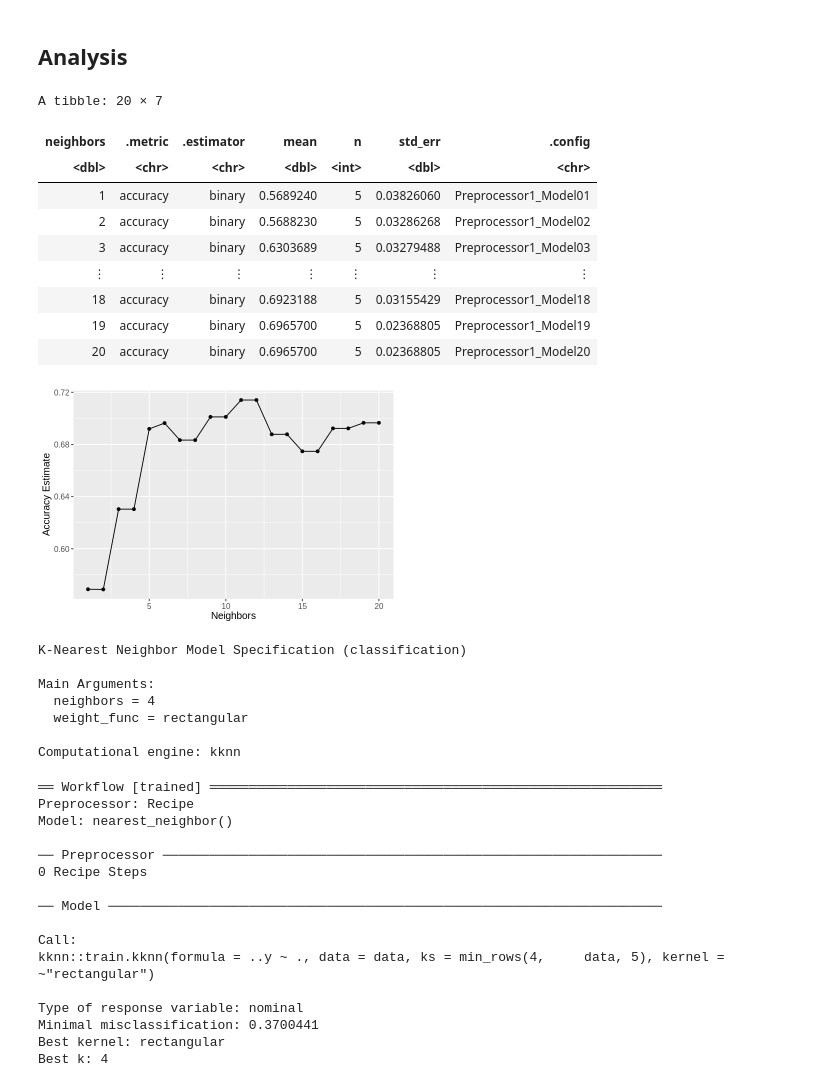
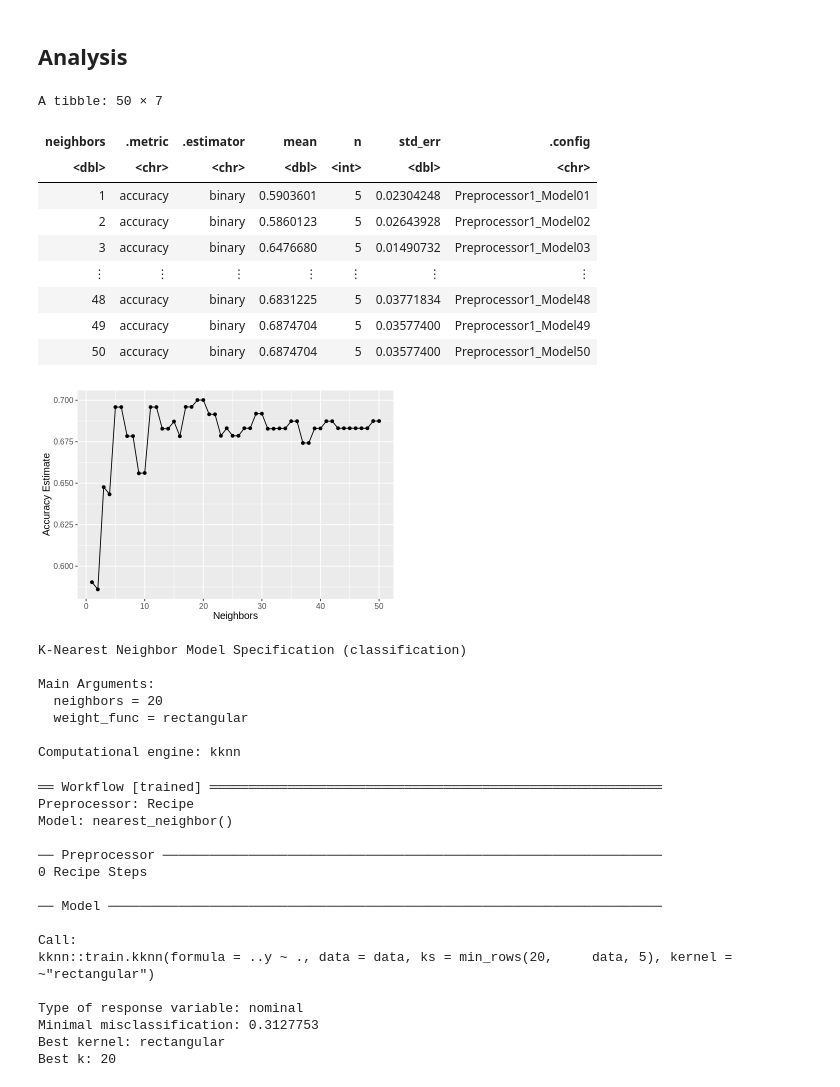
Before and after one commit to ssun05/dsci_100_002_group5_project, a Jupyter notebook: report.ipynb, the cells around one changed output. Cells and saved outputs as stored; diff of their text form; code cells hidden in the pictures.

```diff
--- a/report.ipynb
+++ b/report.ipynb
@@ -218,50 +216,52 @@ We will visualize our results with a confusion matrix summarizing the observatio
 # %%
 set.seed(9999)
 
-k_vals <- tibble(neighbors = seq(from = 1, to = 20, by = 1))
+k_vals <- tibble(neighbors = seq(from = 1, to = 50, by = 1))
 
 training_recipe <- recipe(diagnosis ~ age + max_heart_rate, data = heart_train)
 
 training_spec <- nearest_neighbor(weight_func = "rectangular",
                              neighbors = tune()) |>
   set_engine("kknn") |>
   set_mode("classification")
 
 training_fold <- vfold_cv(heart_train, v = 5, strata = diagnosis)
 
 knn_fit <- workflow() |>
   add_recipe(training_recipe) |>
   add_model(training_spec) |>
   tune_grid(resamples = training_fold, grid = k_vals) |>
   collect_metrics()
 
 accuracies <- knn_fit |>
   filter(.metric == "accuracy")
 
 accuracies
 
 cross_val_plot <- ggplot(accuracies, aes(x = neighbors, y = mean)) +
   geom_point() +
   geom_line() +
   labs(x = "Neighbors", y = "Accuracy Estimate") +
   theme(text = element_text(size = 12))
 
 cross_val_plot
 # %% [output]
-A tibble: 20 × 7
+A tibble: 50 × 7
 | neighbors | .metric | .estimator | mean | n | std_err | .config |
 | <dbl> | <chr> | <chr> | <dbl> | <int> | <dbl> | <chr> |
-| 1 | accuracy | binary | 0.5689240 | 5 | 0.03826060 | Preprocessor1_Model01 |
-| 2 | accuracy | binary | 0.5688230 | 5 | 0.03286268 | Preprocessor1_Model02 |
-| 3 | accuracy | binary | 0.6303689 | 5 | 0.03279488 | Preprocessor1_Model03 |
+| 1 | accuracy | binary | 0.5903601 | 5 | 0.02304248 | Preprocessor1_Model01 |
+| 2 | accuracy | binary | 0.5860123 | 5 | 0.02643928 | Preprocessor1_Model02 |
+| 3 | accuracy | binary | 0.6476680 | 5 | 0.01490732 | Preprocessor1_Model03 |
 | ⋮ | ⋮ | ⋮ | ⋮ | ⋮ | ⋮ | ⋮ |
-| 18 | accuracy | binary | 0.6923188 | 5 | 0.03155429 | Preprocessor1_Model18 |
-| 19 | accuracy | binary | 0.6965700 | 5 | 0.02368805 | Preprocessor1_Model19 |
-| 20 | accuracy | binary | 0.6965700 | 5 | 0.02368805 | Preprocessor1_Model20 |
+| 48 | accuracy | binary | 0.6831225 | 5 | 0.03771834 | Preprocessor1_Model48 |
+| 49 | accuracy | binary | 0.6874704 | 5 | 0.03577400 | Preprocessor1_Model49 |
+| 50 | accuracy | binary | 0.6874704 | 5 | 0.03577400 | Preprocessor1_Model50 |
-[figure, old version]
+[figure, new version]
 # %%
+set.seed(9999)
+
 heart_spec <- nearest_neighbor(weight_func = "rectangular",
-                             neighbors = 4) |>
+                             neighbors = 20) |>
   set_engine("kknn") |>
   set_mode("classification")
 
@@ -277,7 +277,7 @@ heart_fit
 K-Nearest Neighbor Model Specification (classification)
 
 Main Arguments:
-  neighbors = 4
+  neighbors = 20
   weight_func = rectangular
 
 Computational engine: kknn
@@ -291,9 +291,9 @@ Model: nearest_neighbor()
 ── Model ───────────────────────────────────────────────────────────────────────
 
 Call:
-kknn::train.kknn(formula = ..y ~ ., data = data, ks = min_rows(4,     data, 5), kernel = ~"rectangular")
+kknn::train.kknn(formula = ..y ~ ., data = data, ks = min_rows(20,     data, 5), kernel = ~"rectangular")
 
 Type of response variable: nominal
-Minimal misclassification: 0.3700441
+Minimal misclassification: 0.3127753
 Best kernel: rectangular
-Best k: 4
+Best k: 20
```
Also changed, not shown: parts of 2 cells of this notebook.
